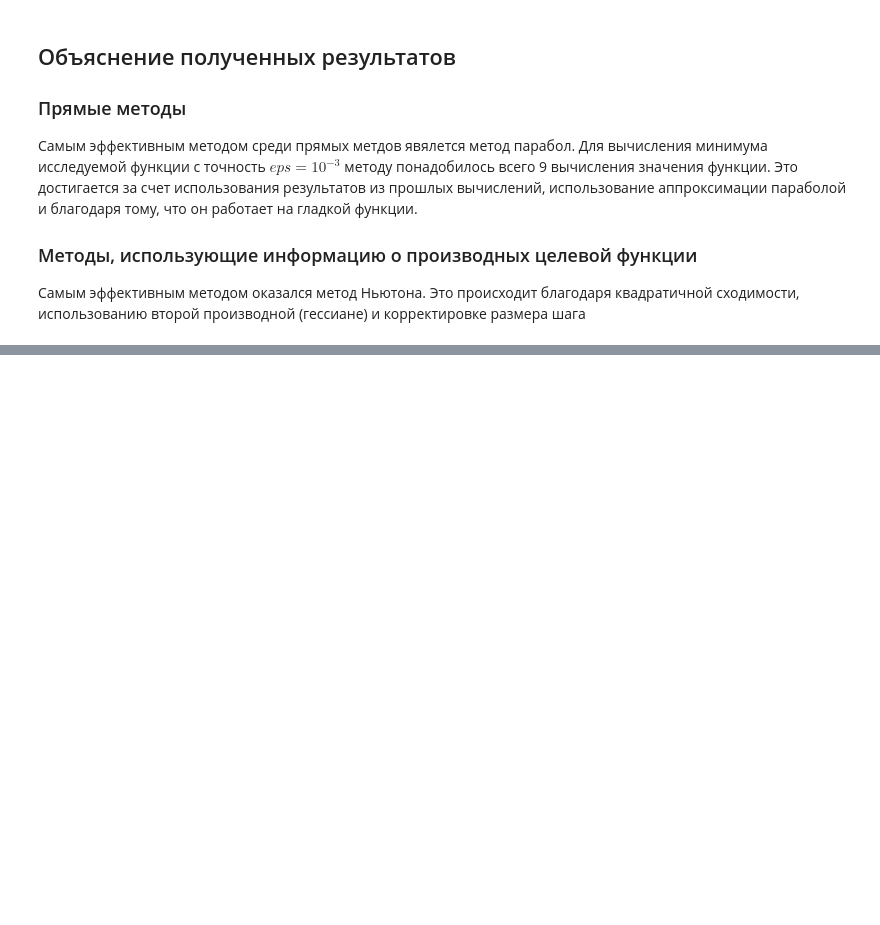
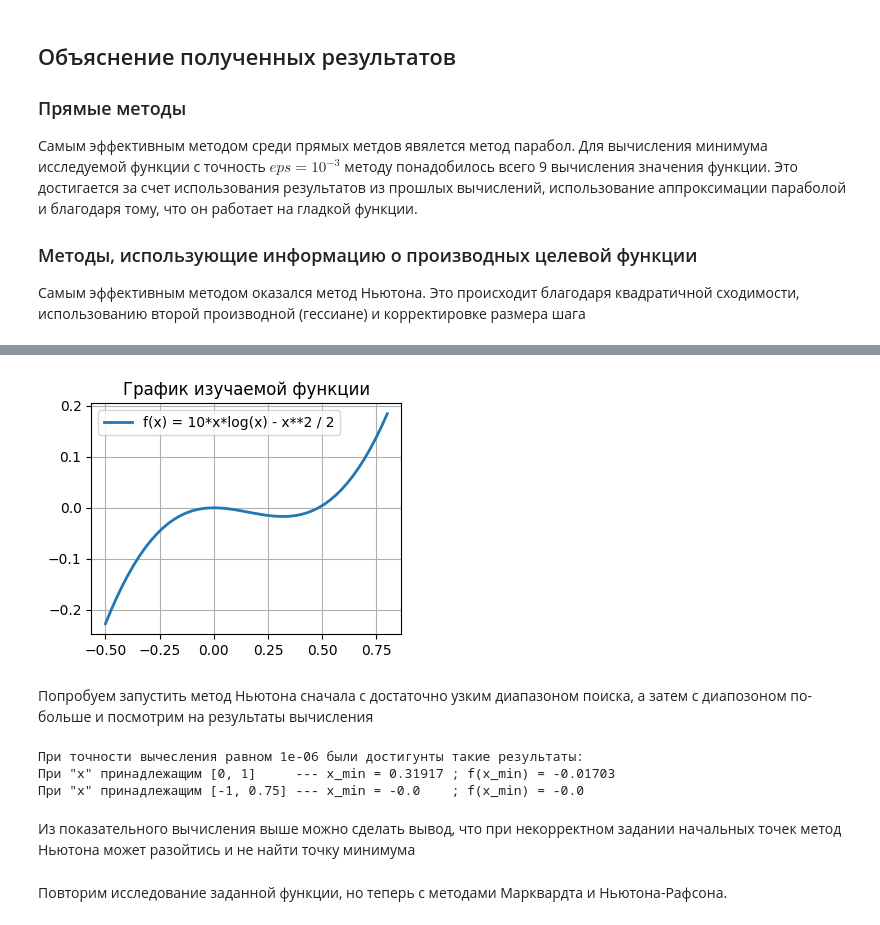
Before and after one commit to niceguy135/optimization_labs, a Jupyter notebook: Lab1.ipynb, the cells around one changed output, grey strips where cells are left out. Cells and saved outputs as stored; diff of their text form; code cells hidden in the pictures; blank space fills up the shorter version.

```diff
--- a/Lab1.ipynb
+++ b/Lab1.ipynb
@@ -465,0 +475,22 @@ plt.show()
+# %%
+from sympy import atan, log
+
+research_function = x * atan(x) * x - log(1 + x**2) / 2
+
+x_steps = np.linspace(-0.5, .8, 50)
+y_values = list(map(lambdify(x, research_function), x_steps))
+
+plt.rcParams['figure.figsize'] = [4, 3]
+fig, ax = plt.subplots()
+
+line = ax.plot(x_steps, y_values, linewidth=2.0)
+line[0].set_label("f(x) = 10*x*log(x) - x**2 / 2")
+
+ax.legend()
+plt.title("График изучаемой функции")
+plt.grid()
+plt.show()
+# %% [output]
+[figure, added]
+# %% [markdown]
+Попробуем запустить метод Ньютона сначала с достаточно узким диапазоном поиска, а затем с диапозоном по-больше и посмотрим на результаты вычисления
@@ -465,0 +522,16 @@ plt.show()
+# %%
+result_1 = newton_method_research(research_function, 0.5, research_eps)
+result_2 = newton_method_research(research_function, 0.1, research_eps)
+
+text_to_print = f"""
+При точности вычесления равном {research_eps} были достигунты такие результаты:
+При \"х\" принадлежащим [0, 1]     --- x_min = {round(result_1[0], 5)} ; f(x_min) = {round(result_1[1], 5)}
+При \"х\" принадлежащим [-1, 0.75] --- x_min = {round(result_2[0], 5)}    ; f(x_min) = {round(result_2[1], 5)}
+"""
+print(text_to_print)
+# %% [output]
+При точности вычесления равном 1e-06 были достигунты такие результаты:
+При "х" принадлежащим [0, 1]     --- x_min = 0.31917 ; f(x_min) = -0.01703
+При "х" принадлежащим [-1, 0.75] --- x_min = -0.0    ; f(x_min) = -0.0
+# %% [markdown]
+Из показательного вычисления выше можно сделать вывод, что при некорректном задании начальных точек метод Ньютона может разойтись и не найти точку минимума
@@ -465,0 +601,2 @@ plt.show()
+# %% [markdown]
+Повторим исследование заданной функции, но теперь с методами Марквардта и Ньютона-Рафсона.
```
Also changed, not shown: parts of 12 cells of this notebook.
